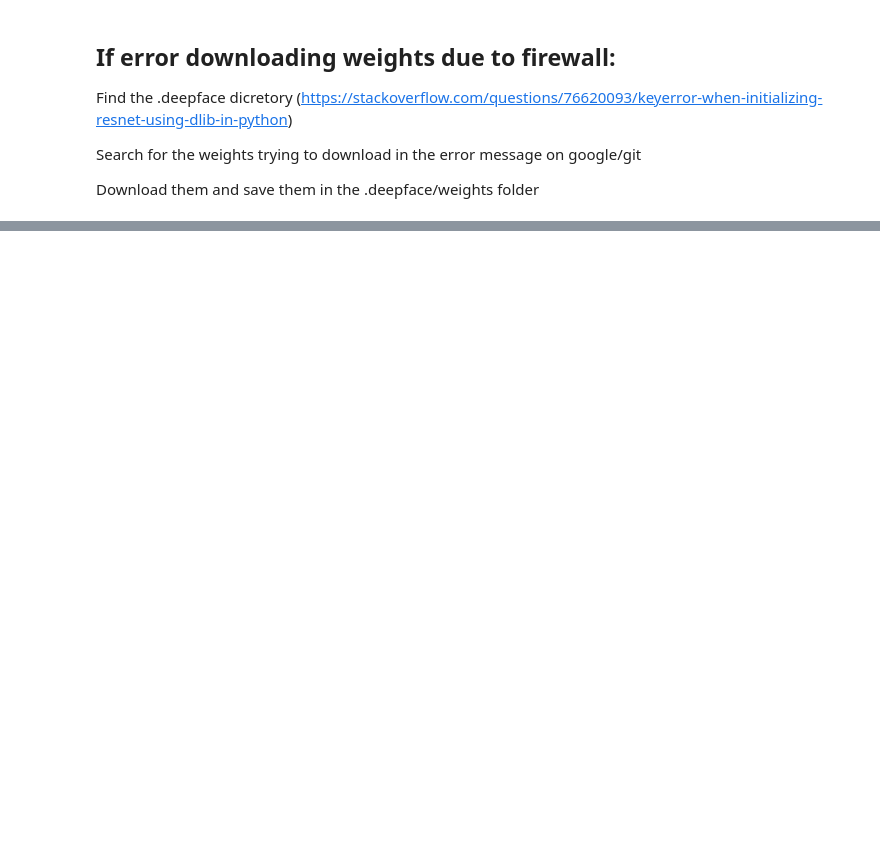
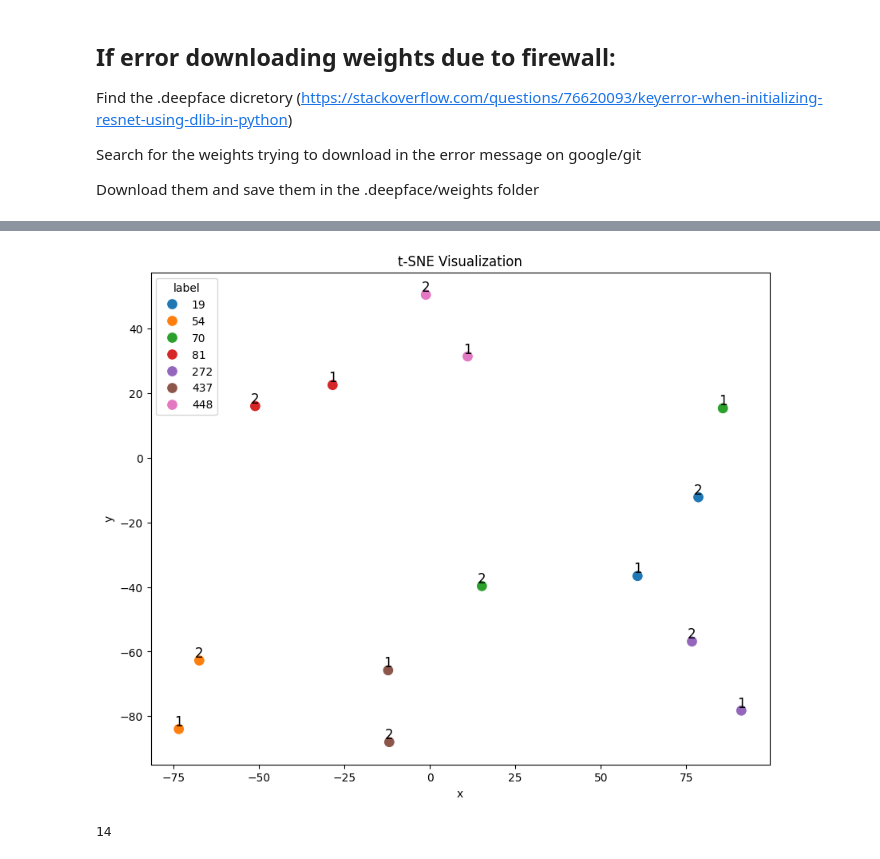
Before and after one commit to kildealab/defaceRT, a Jupyter notebook: Facial Recognition.ipynb, the cells around one changed output, grey strips where cells are left out. Cells and saved outputs as stored; diff of their text form; code cells hidden in the pictures; blank space fills up the shorter version.

```diff
--- a/Facial Recognition.ipynb
+++ b/Facial Recognition.ipynb
@@ -65,0 +171,9 @@ DeepFace.verify(img1_path = image_path_1, img2_path = image_path_2, enforce_dete
+# %%
+num = ["1","2","A"]
+for p in list_patients:
+    for n in num:
+        try:
+            faces = DeepFace.represent(PATH+p+"_"+n+".png")
+            print(p, n, faces[0]['confidence'])
+        except Exception as e:
+            print("NO FACE", p,  n)
@@ -65,0 +267,2 @@ DeepFace.verify(img1_path = image_path_1, img2_path = image_path_2, enforce_dete
+# %%
+skip = ['118','274','384','59','447']
@@ -65,0 +281,37 @@ DeepFace.verify(img1_path = image_path_1, img2_path = image_path_2, enforce_dete
+# %%
+X = []
+c = []
+y = []
+labels = []
+for p in [x for x in dict_emb if x not in skip]:
+    for n in ["1","2"]:
+#     print([p])
+        X.append(dict_emb[p][n]['embedding'])
+        c.append(dict_emb[p][n]['colour'])
+        y.append(p)
+        labels.append(n)
+# %%
+tsne = TSNE(n_components=2, random_state=42,perplexity=5)
+X_tsne = tsne.fit_transform(np.array(X))
+
+# Create a DataFrame for plotting
+embeddings_df = pd.DataFrame(X_tsne, columns=["x", "y"])
+embeddings_df["label"] = y
+# %%
+
+# Scatter plot with colors
+fig, ax = plt.subplots(figsize=(10, 8))
+sns.scatterplot(x="x", y="y",s=100, hue="label", palette="tab10", data=embeddings_df, alpha=1)
+# Add labels to each point
+x = [item[0] for item in X_tsne]
+y = [item[1] for item in X_tsne]
+for i, txt in enumerate(labels):
+    plt.text(x[i], y[i], txt, fontsize=12, ha='center', va='bottom')
+plt.title("t-SNE Visualization")
+plt.show()
+# %% [output]
+[figure, added]
+# %%
+len(X)
+# %% [output]
+14
```
Also changed, not shown: parts of 38 cells of this notebook.
